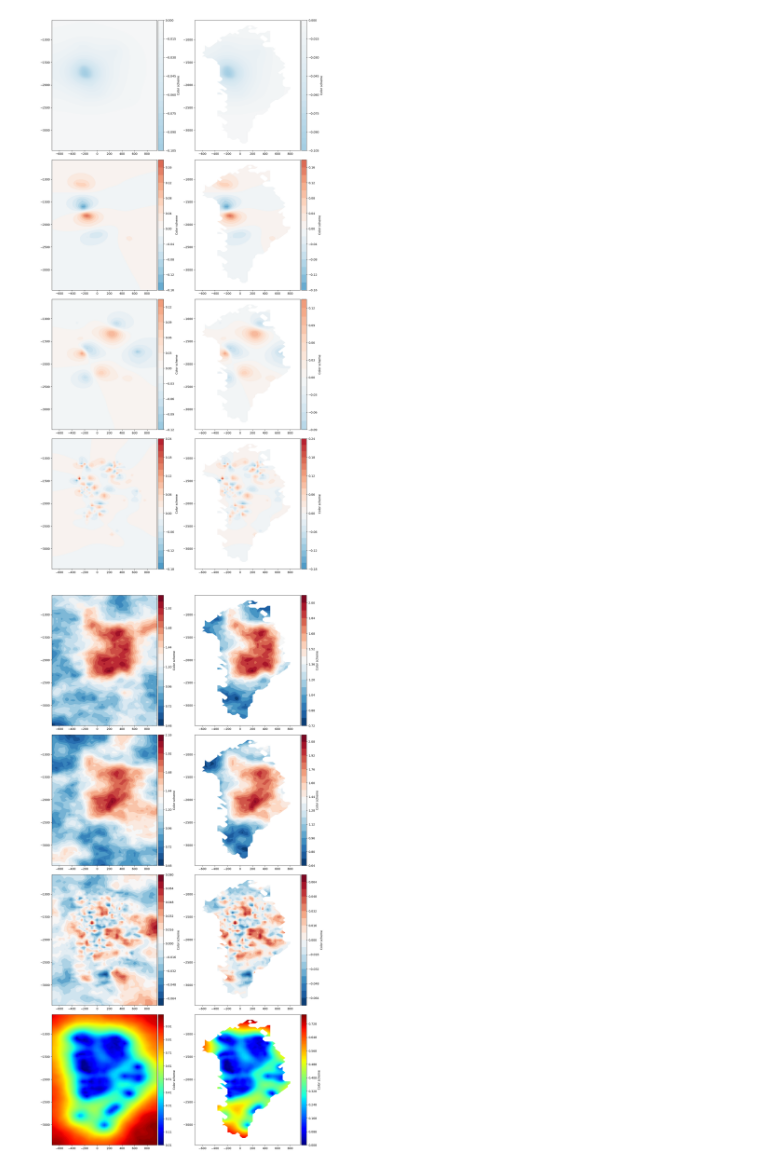
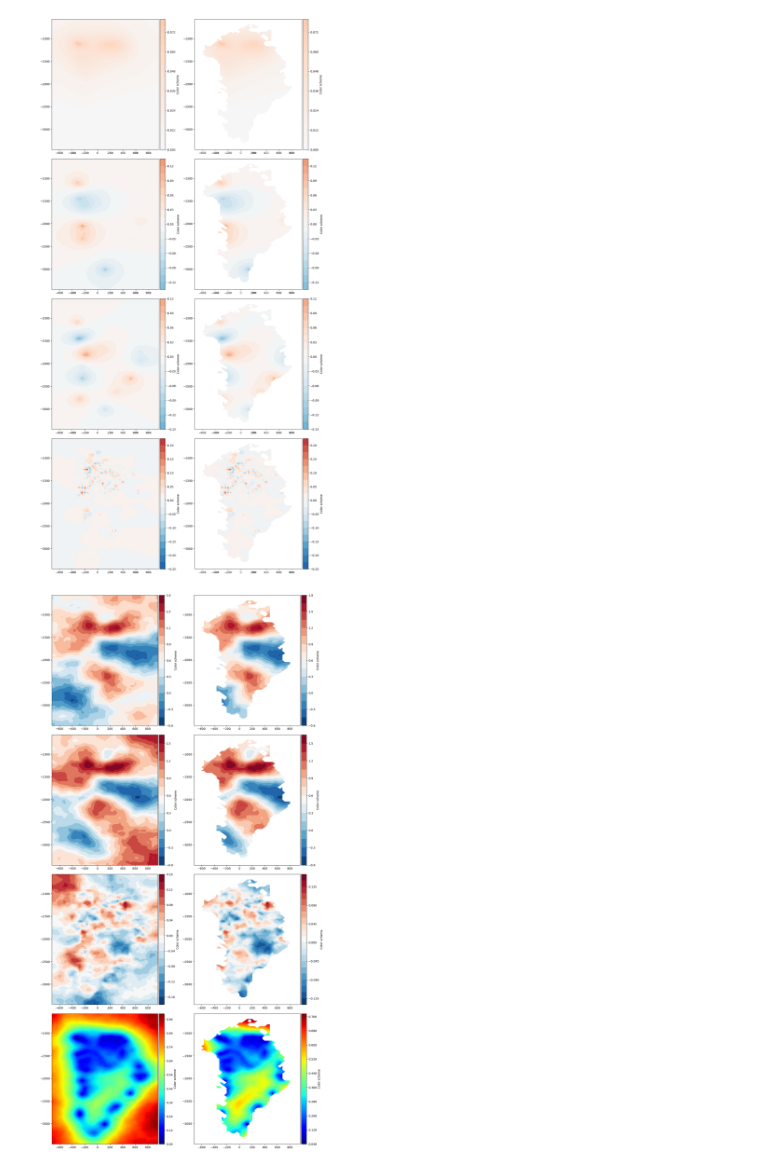
Before and after one commit to Shreyas911/pySICOPOLIS, a Jupyter notebook: examples/jupyter_notebooks/optim_tuneCS_mini.ipynb, the cells around one changed output. Cells and saved outputs as stored; diff of their text form; code cells hidden in the pictures.

Commit message:
Single pass REVD implementation

```diff
--- a/examples/jupyter_notebooks/optim_tuneCS_mini.ipynb
+++ b/examples/jupyter_notebooks/optim_tuneCS_mini.ipynb
@@ -120,7 +121,7 @@ DA = optim.DataAssimilation(sicopolis_dir, simulation,
                             dict_og_params_fields_vals, dict_params_fields_num_dims,
                             dict_params_coords, dict_params_attrs_type, dict_params_fields_or_scalars, dict_masks_observables,
                             dict_prior_sigmas, dict_prior_gammas, dict_prior_deltas,
-                            MAX_ITERS_SOR, OMEGA_SOR, list_fields_to_ignore, False, None, "/scratch2/shreyas/tuneCS_mini", 2000, None)
+                            MAX_ITERS_SOR, OMEGA_SOR, list_fields_to_ignore, False, None, "/scratch2/shreyas/tuneCS_mini", 500, None)
 
 ds_prior_X = DA.ds_prior_X.copy()
 
@@ -130,7 +131,7 @@ ds_mean_samples_prior_C, ds_std_samples_prior_C = DA.ds_prior_C_mean, DA.ds_prio
 
 ds_subset_sample_prior_1 = DA.sample_prior()
 ds_subset_sample_prior_2 = DA.sample_prior()
-ds_mean_samples_prior, ds_std_samples_prior = DA.pointwise_marginals("prior", 2000)
+ds_mean_samples_prior, ds_std_samples_prior = DA.pointwise_marginals("prior", 500)
 
 H_data_40 = xr.open_dataset("/scratch2/shreyas/GrIS_paleo_data/bm5_data_40kms.nc")
 H_data = H_data_40["H"].data
@@ -557,0 +690,21 @@ array([1.07564834e+07, 2.81527066e+06, 2.18311701e+06, 1.11651421e+06,
+# %%
+start_dp = time.time()
+Omega_misfit_dp, Y_misfit_dp, Q_misfit_dp, MQ_misfit_dp, U_misfit_dp, Lambda_misfit_dp, S_misfit_dp = DA.revd(200, 50, mode = "misfit_prior_precond", str_pass = "double_precise")
+
+end_dp = time.time()
+print(f"Double precise total time: {end_dp - start_dp:.4f} seconds")
+start_sa = time.time()
+
+Omega_misfit_sa, Y_misfit_sa, Q_misfit_sa, MQ_misfit_sa, U_misfit_sa, Lambda_misfit_sa, S_misfit_sa = DA.revd(200, 50, mode = "misfit_prior_precond", str_pass = "single_approx")
+
+end_sa = time.time()
+print(f"Single approx total time: {end_sa - start_sa:.4f} seconds")
+
+plt.scatter(np.arange(Lambda_misfit_dp.shape[0]), np.sort(Lambda_misfit_dp)[::-1], color = "blue")
+plt.plot(np.sort(Lambda_misfit_dp)[::-1], color = "blue")
+plt.scatter(np.arange(Lambda_misfit_sa.shape[0]), np.sort(Lambda_misfit_sa)[::-1], color = "red")
+plt.plot(np.sort(Lambda_misfit_sa)[::-1], color = "red")
+
+plt.axhline(1, color = "green")
+
+np.sort(Lambda_misfit_dp)[::-1], np.sort(Lambda_misfit_sa)[::-1]
@@ -563,5 +744,5 @@ sigma_B_squared, sigma_P_squared, delta_sigma_qoi_squared
 # %%
-U_misfit_reshaped = np.reshape(U_misfit, (73, 43, -1))
+U_misfit_dp_reshaped = np.reshape(U_misfit_dp, (73, 43, -1))
 
 H_data_40 = xr.open_dataset("/scratch2/shreyas/GrIS_paleo_data/bm5_data_40kms.nc")
 H_data = H_data_40["H"].data
@@ -577,43 +758,43 @@ fig, ax = plt.subplots(n_rows, n_cols)
 
 fancyPlotter.plot_normal(xModel40,
                          yModel40,
-                         U_misfit_reshaped[:, :, 0],
+                         U_misfit_dp_reshaped[:, :, 0],
                          cmap = 'RdBu_r', nbins = 20, vmin = -0.3, vmax=0.3, fig = fig, ax = ax[0, 0])
 fancyPlotter.plot_normal(xModel40,
                          yModel40,
-                         U_misfit_reshaped[:, :, 0]*mask,
+                         U_misfit_dp_reshaped[:, :, 0]*mask,
                          cmap = 'RdBu_r', nbins = 20, vmin = -0.3, vmax=0.3, fig = fig, ax = ax[0, 1])
 fancyPlotter.plot_normal(xModel40,
                          yModel40,
-                         U_misfit_reshaped[:, :, 5],
+                         U_misfit_dp_reshaped[:, :, 5],
                          cmap = 'RdBu_r', nbins = 20, vmin = -0.3, vmax=0.3, fig = fig, ax = ax[1, 0])
 fancyPlotter.plot_normal(xModel40,
                          yModel40,
-                         U_misfit_reshaped[:, :, 5]*mask,
+                         U_misfit_dp_reshaped[:, :, 5]*mask,
                          cmap = 'RdBu_r', nbins = 20, vmin = -0.3, vmax=0.3, fig = fig, ax = ax[1, 1])
 fancyPlotter.plot_normal(xModel40,
                          yModel40,
-                         U_misfit_reshaped[:, :, 10],
+                         U_misfit_dp_reshaped[:, :, 10],
                          cmap = 'RdBu_r', nbins = 20, vmin = -0.3, vmax=0.3, fig = fig, ax = ax[2, 0])
 fancyPlotter.plot_normal(xModel40,
                          yModel40,
-                         U_misfit_reshaped[:, :, 10]*mask,
+                         U_misfit_dp_reshaped[:, :, 10]*mask,
                          cmap = 'RdBu_r', nbins = 20, vmin = -0.3, vmax=0.3, fig = fig, ax = ax[2, 1])
 fancyPlotter.plot_normal(xModel40,
                          yModel40,
-                         U_misfit_reshaped[:, :, -1],
+                         U_misfit_dp_reshaped[:, :, -1],
                          cmap = 'RdBu_r', nbins = 20, vmin = -0.3, vmax=0.3, fig = fig, ax = ax[3, 0])
 fancyPlotter.plot_normal(xModel40,
                          yModel40,
-                         U_misfit_reshaped[:, :, -1]*mask,
+                         U_misfit_dp_reshaped[:, :, -1]*mask,
                          cmap = 'RdBu_r', nbins = 20, vmin = -0.3, vmax=0.3, fig = fig, ax = ax[3, 1])
 plt.tight_layout()
 # %% [output]
-[figure, old version]
+[figure, new version]
 # %%
-ds_subset_sample_posterior_1 = DA.sample_posterior(U_misfit, Lambda_misfit)
-ds_subset_sample_posterior_2 = DA.sample_posterior(U_misfit, Lambda_misfit)
-ds_mean_samples_posterior, ds_std_samples_posterior = DA.pointwise_marginals("posterior", 2000, U_misfit, Lambda_misfit)
+ds_subset_sample_posterior_1 = DA.sample_posterior(U_misfit_dp, Lambda_misfit_dp)
+ds_subset_sample_posterior_2 = DA.sample_posterior(U_misfit_dp, Lambda_misfit_dp)
+ds_mean_samples_posterior, ds_std_samples_posterior = DA.pointwise_marginals("posterior", 500, U_misfit_dp, Lambda_misfit_dp)
 
 H_data_40 = xr.open_dataset("/scratch2/shreyas/GrIS_paleo_data/bm5_data_40kms.nc")
 H_data = H_data_40["H"].data
@@ -634,31 +815,31 @@ fancyPlotter.plot_normal(xModel40,
 fancyPlotter.plot_normal(xModel40,
                          yModel40,
                          (ds["xx_c_slide_init"].data + ds_subset_sample_posterior_1["xx_c_slide_initd"].data)*mask,
                          cmap = 'RdBu_r', nbins = 20, fig = fig, ax = ax[0, 1])
 fancyPlotter.plot_normal(xModel40,
                          yModel40,
                          ds["xx_c_slide_init"].data + ds_subset_sample_posterior_2["xx_c_slide_initd"].data,
                          cmap = 'RdBu_r', nbins = 20, fig = fig, ax = ax[1, 0])
 fancyPlotter.plot_normal(xModel40,
                          yModel40,
                          (ds["xx_c_slide_init"].data + ds_subset_sample_posterior_2["xx_c_slide_initd"].data)*mask,
                          cmap = 'RdBu_r', nbins = 20, fig = fig, ax = ax[1, 1])
 fancyPlotter.plot_normal(xModel40,
                          yModel40,
                          ds_mean_samples_posterior["xx_c_slide_initd"].data/ds_std_samples_posterior["xx_c_slide_initd"].data,
                          cmap = 'RdBu_r', nbins = 20, fig = fig, ax = ax[2, 0])
 fancyPlotter.plot_normal(xModel40,
                          yModel40,
                          ds_mean_samples_posterior["xx_c_slide_initd"].data/ds_std_samples_posterior["xx_c_slide_initd"].data*mask,
                          cmap = 'RdBu_r', nbins = 20, fig = fig, ax = ax[2, 1])
 fancyPlotter.plot_normal(xModel40,
                          yModel40,
                          ds_std_samples_posterior["xx_c_slide_initd"].data/ds_std_samples_prior["xx_c_slide_initd"].data,
                          cmap = 'jet', nbins = 100, fig = fig, ax = ax[3, 0])
 fancyPlotter.plot_normal(xModel40,
                          yModel40,
                          ds_std_samples_posterior["xx_c_slide_initd"].data/ds_std_samples_prior["xx_c_slide_initd"].data*mask,
                          cmap = 'jet', nbins = 100, fig = fig, ax = ax[3, 1])
 plt.tight_layout()
 # %% [output]
-[figure, old version]
+[figure, new version]
```
Also changed, not shown: parts of 23 cells of this notebook, 1 other file.
